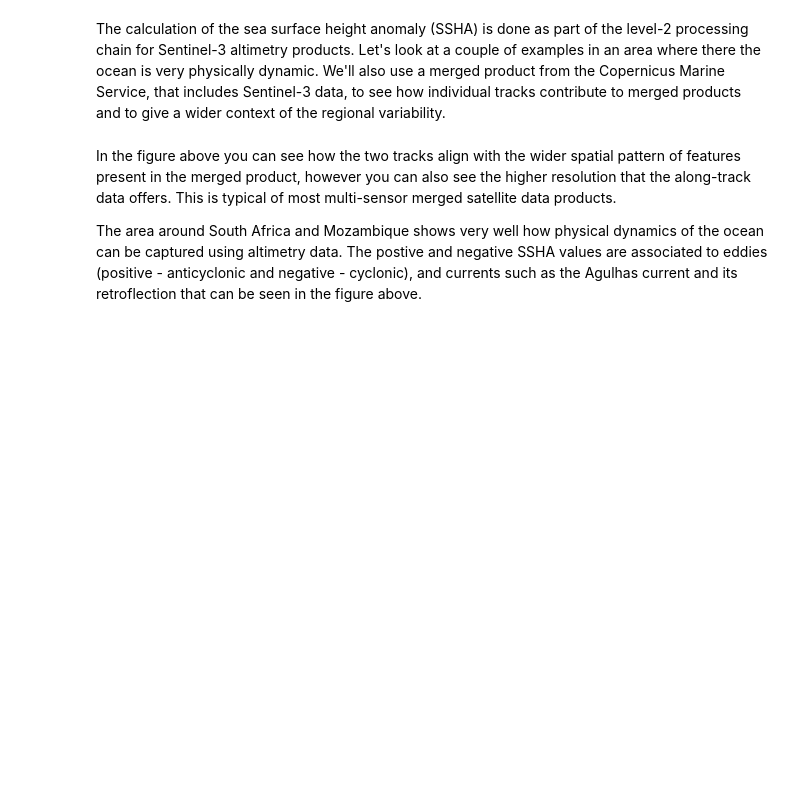
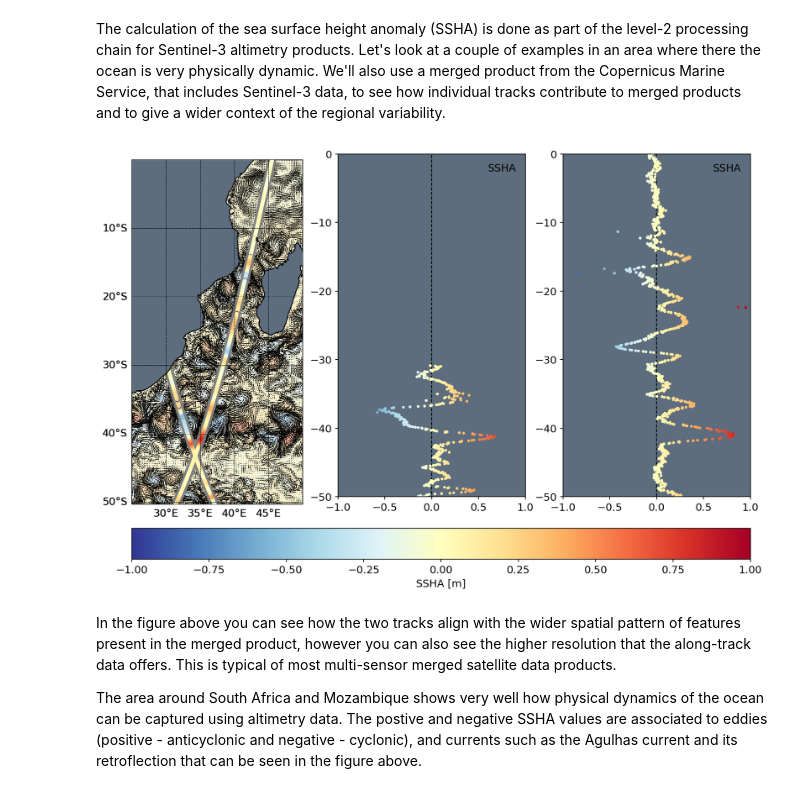
Before and after one commit to wekeo/learn-sral, a Jupyter notebook: 1_SRAL_introductory/1_6_SRAL_SSHA.ipynb, the cells around one changed output. Saved outputs shown, nothing was run; the diff lists cells and outputs as text; code cells hidden in the pictures; blank space fills up the shorter version.

```diff
--- a/1_SRAL_introductory/1_6_SRAL_SSHA.ipynb
+++ b/1_SRAL_introductory/1_6_SRAL_SSHA.ipynb
@@ -253,10 +254,10 @@ ds2 = xr.open_dataset(os.path.join(SAFE_directories[2], measurement_file))
 ds2.close()
 
 # read data
-ds3 = xr.open_dataset(os.path.join('products', 'dataset-duacs-nrt-global-merged-allsat-phy-l4.nc'))
+ds3 = xr.open_dataset(os.path.join('products', 'nrt_global_allsat_phy_l4_20220102_20220108.nc'))
 ds3.close()
 # %%
-fig = plt.figure(figsize=(12, 10), dpi=300)
+fig = plt.figure(figsize=(12, 10), dpi=150)
 axs = [plt.subplot(131, projection=cartopy.crs.PlateCarree()),
        plt.axes([0.4, 0.125, 0.25, 0.685]),
        plt.axes([0.7, 0.125, 0.25, 0.685])]
@@ -269,7 +270,7 @@ plot_vars = [ds1.ssha_01_ku, ds2.ssha_01_ku]
 
 axs[0].pcolormesh(ds3["longitude"], ds3["latitude"], ds3["sla"][0,:,:], vmin=-1, vmax=1,
                   cmap=cmap, zorder=1, alpha=0.5)
-axs[0].quiver(ds3["longitude"], ds3["latitude"], ds3["ugos"][0,:,:], ds3["vgos"][0,:,:])
+axs[0].quiver(ds3["longitude"], ds3["latitude"], ds3["ugosa"][0, :, :], ds3["vgosa"][0, :, :], scale=10)
 
 for lon, lat, plot_var in zip(lon_vars, lat_vars, plot_vars):
     f1 = axs[0].plot(lon, lat, '0.5', zorder=2, linewidth=10)
@@ -278,33 +279,35 @@ for lon, lat, plot_var in zip(lon_vars, lat_vars, plot_vars):
                    s=20, marker='o', edgecolors=None, linewidth=0.0, zorder=3, vmin=-1, vmax=1)
 
     axs[0].add_feature(cartopy.feature.LAND, zorder=4, edgecolor='k', facecolor='#5D6D7E')
     g1 = axs[0].gridlines(draw_labels = True, zorder=20, color='0.0', linestyle='--', linewidth=0.5)
     g1.top_labels = False
     g1.right_labels = False
     g1.xlabel_style = {'color': 'black'}
     g1.ylabel_style = {'color': 'black'}
     axs[0].set(facecolor = "1.0")
     axs[0].set_extent([25, 50, -50, 0])
 
 cbar = plt.colorbar(f1, ax=axs, orientation="horizontal", pad=0.05)
 cbar.set_label('SSHA [m]')
 
 for ax, lat, plot_var, ds in zip([axs[1], axs[2]], lat_vars, plot_vars, [ds1, ds2]):
 
     flags_ssha = np.array(ds.range_ocean_qual_01_ku).astype(float) \
            + np.array(ds.surf_class_01).astype(float) \
            + np.array(ds.rad_surf_type_01).astype(float)
     plot_var[flags_ssha != 0] = np.nan
 
     p1 = ax.scatter(plot_var, lat, c=plot_var, cmap=cmap, s=5, label='SSHA', vmin=-1, vmax=1, zorder=1)
     p2 = ax.plot(lat*0, lat, 'k--', zorder=0)
     handles, labels = ax.get_legend_handles_labels()
     ax.legend(handles, labels, frameon=False)
     ax.set_ylim([-50, 0])
     ax.set_xlim([-1, 1])
     ax.set(facecolor = "#5D6D7E")
 
 plt.savefig('1_6_SRAL_SSHA.png')
+# %% [output]
+[figure, added]
 # %% [markdown]
 In the figure above you can see how the two tracks align with the wider spatial pattern of features present in the merged product, however you can also see the higher resolution that the along-track data offers. This is typical of most multi-sensor merged satellite data products.
 
```
Also changed, not shown: parts of 4 cells of this notebook, 9 other files.
